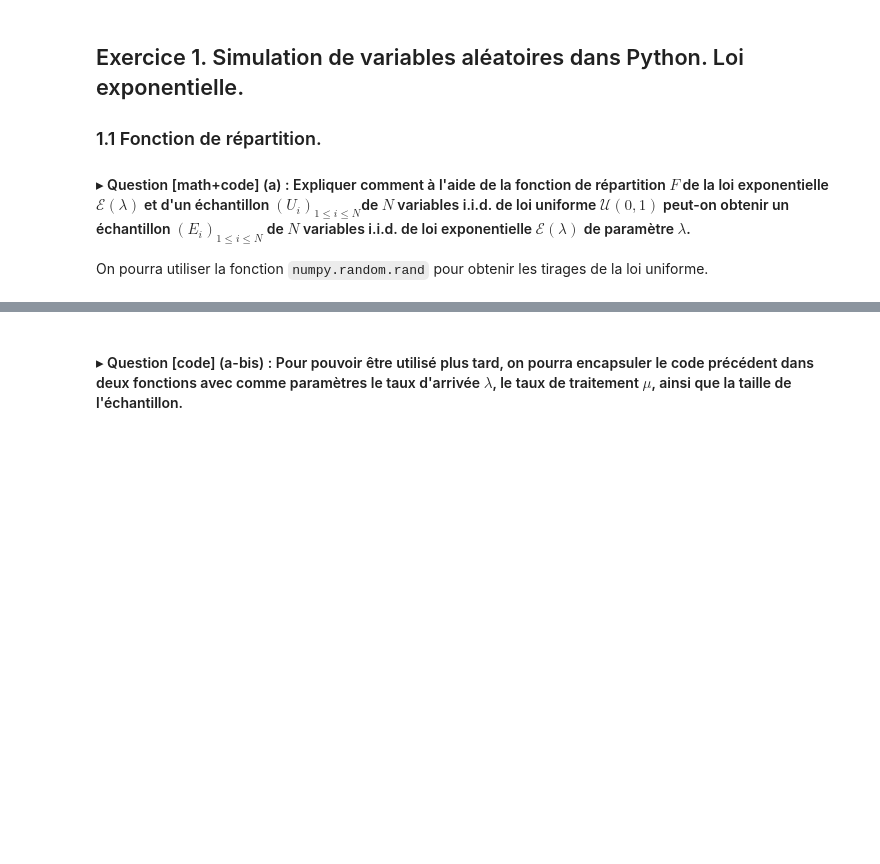
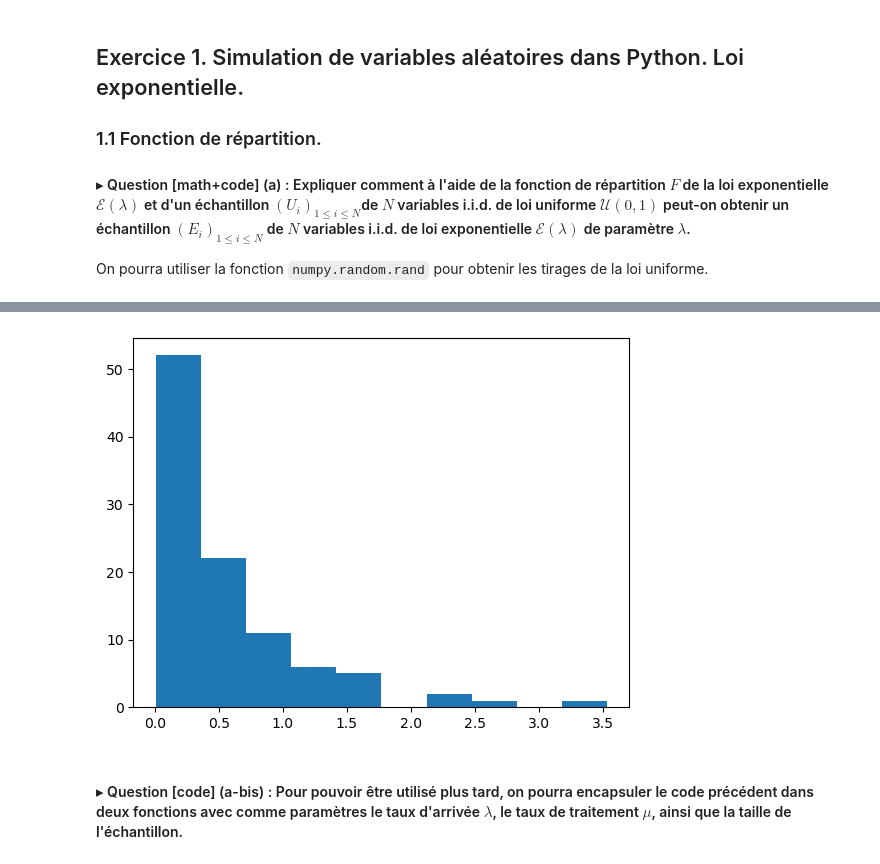
Before and after one commit to momoth12/Stochastic-Simulation-and-Monte-Carlo-Methods, a Jupyter notebook: lab2/TP2.ipynb, the cells around one changed output, grey strips where cells are left out. Cells and saved outputs as stored; diff of their text form; code cells hidden in the pictures; blank space fills up the shorter version.

```diff
--- a/lab2/TP2.ipynb
+++ b/lab2/TP2.ipynb
@@ -26,26 +33,28 @@ import matplotlib.pyplot as plt
 # %%
 ###################################################
 # Réponse [code] (a) :
 ###################################################
 
 N = 100 # Nombre de tirages
 Uniform = np.random.rand(N) # Tirages independants de la loi uniforme sur [0,1]
 
 ###################################################
 ## Génération d'un échantillon de loi exponentielle
 param_lambda = 2
-Expo = >>>>>> Compléter <<<<<<
+Expo = (-1/param_lambda)*np.log(1-Uniform)
 
 # ATTENTION: la fonction random.exponential prend comme premier argument
 # la moyenne 1/lambda de la distribution, et non pas son parametre lambda
 # Expo = np.random.exponential(1/param_lambda, N)
 
 ###################################################
 ## Affichage de l'échantillon
 plt.hist(Expo, label="Histogramme de l'échantillon")
 
 # On affiche la figure dans la console
 plt.show()
+# %% [output]
+[figure, added]
 # %% [markdown]
 #### $\blacktriangleright$ Question [code] (a-bis) : Pour pouvoir être utilisé plus tard, on pourra encapsuler le code précédent dans deux fonctions avec comme paramètres le taux d'arrivée $\lambda$, le taux de traitement $\mu$, ainsi que la taille de l'échantillon.
 # %%
```
Also changed, not shown: parts of 4 cells of this notebook, 2 other files.
